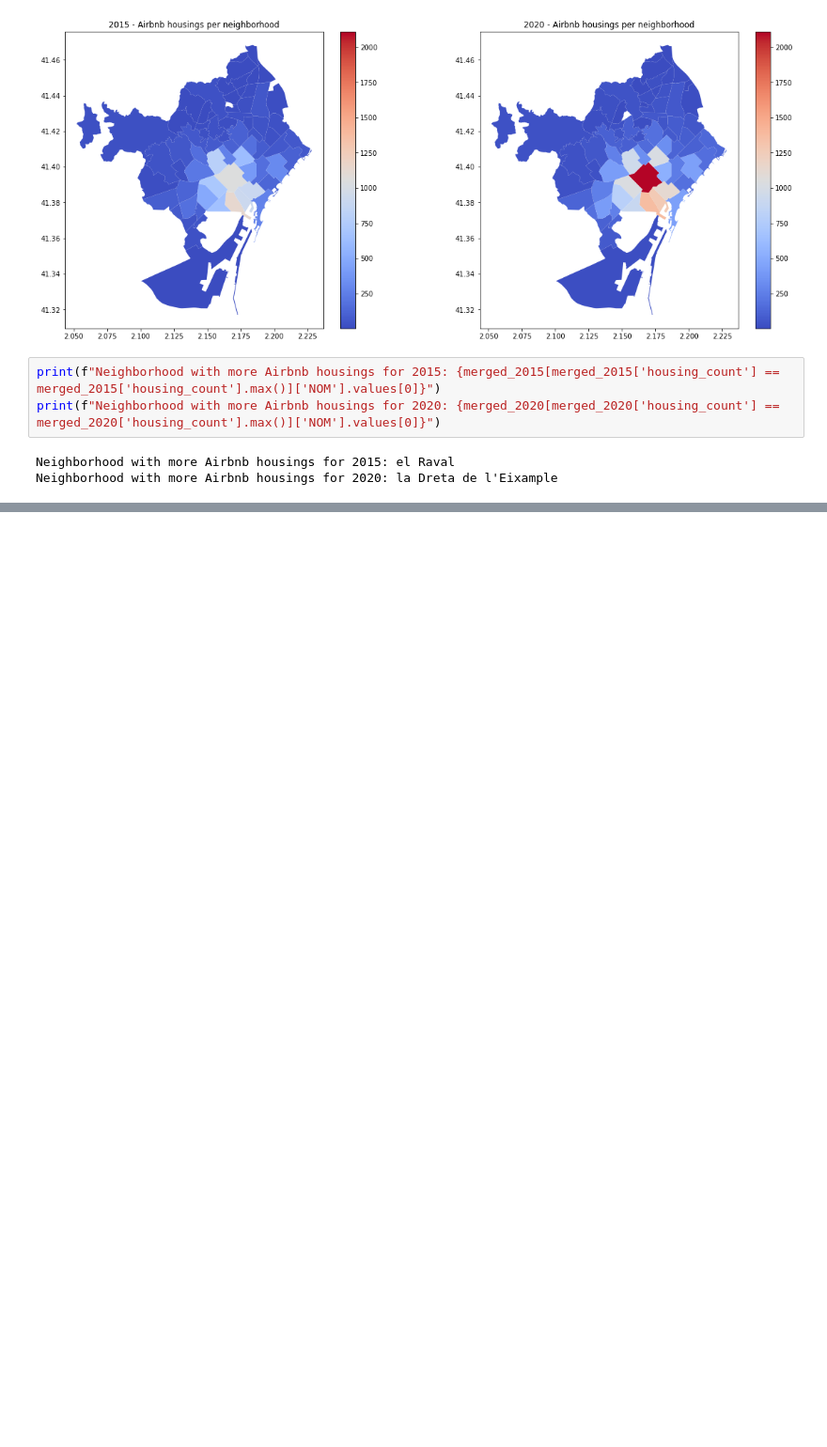
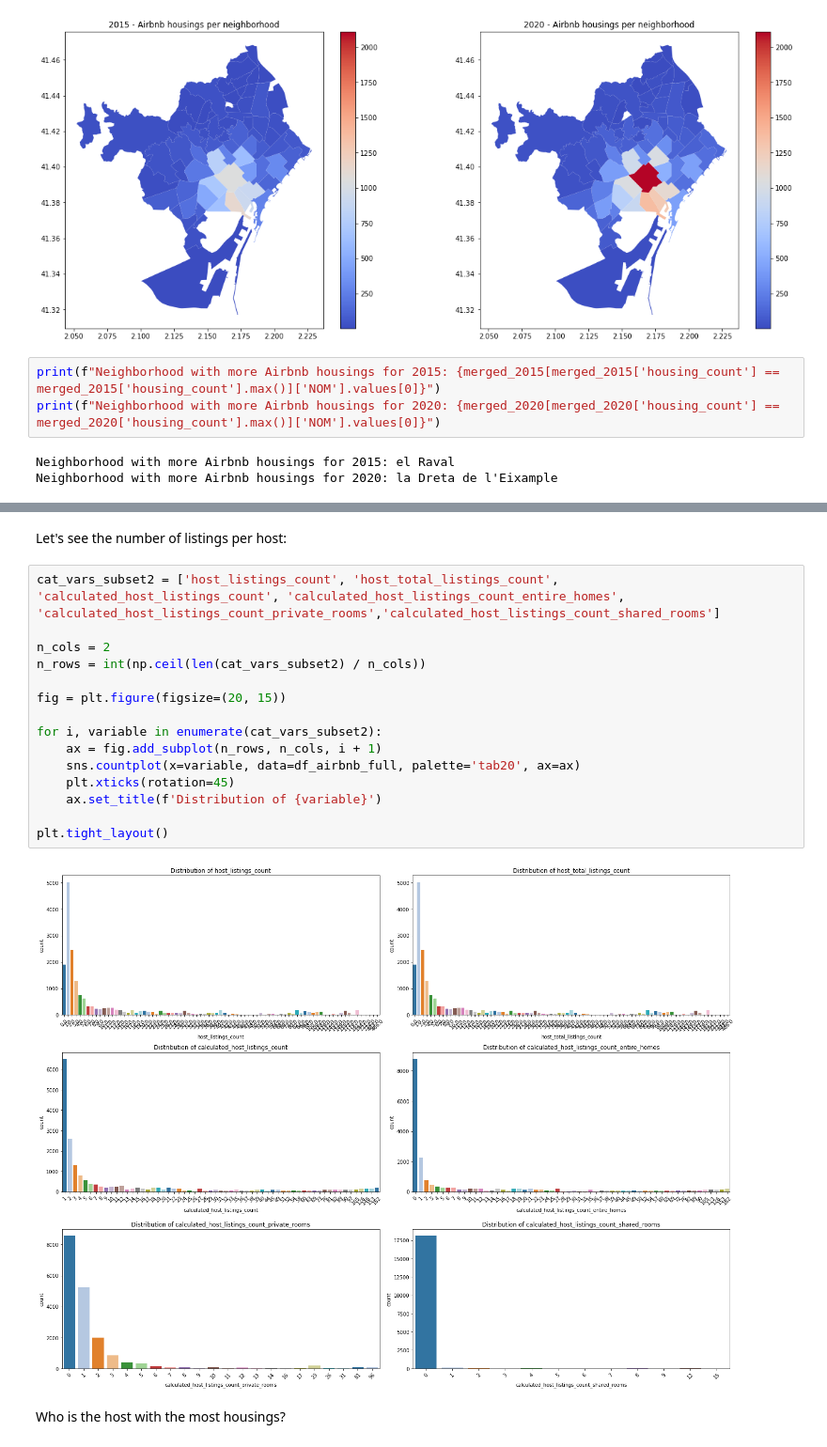
Before and after one commit to AntoniaVillarino/renting_airbnb_barcelona, a Jupyter notebook: airbnb_EDA.ipynb, the cells around one changed output, grey strips where cells are left out. Shown at 94% size. Drawn from its saved outputs; the diff is of its cells as text; blank space fills up the shorter version.

```diff
--- a/airbnb_EDA.ipynb
+++ b/airbnb_EDA.ipynb
@@ -244,0 +333,21 @@ Neighborhood with more Airbnb housings for 2020: la Dreta de l'Eixample
+# %% [markdown]
+</br>Let's see the number of listings per host:
+# %%
+cat_vars_subset2 = ['host_listings_count', 'host_total_listings_count', 'calculated_host_listings_count', 'calculated_host_listings_count_entire_homes', 'calculated_host_listings_count_private_rooms','calculated_host_listings_count_shared_rooms']
+
+n_cols = 2
+n_rows = int(np.ceil(len(cat_vars_subset2) / n_cols))
+
+fig = plt.figure(figsize=(20, 15))
+
+for i, variable in enumerate(cat_vars_subset2):
+    ax = fig.add_subplot(n_rows, n_cols, i + 1)
+    sns.countplot(x=variable, data=df_airbnb_full, palette='tab20', ax=ax)
+    plt.xticks(rotation=45)
+    ax.set_title(f'Distribution of {variable}')
+
+plt.tight_layout()
+# %% [output]
+[figure, added]
+# %% [markdown]
+</br>Who is the host with the most housings?
```
Also changed, not shown: parts of 24 cells of this notebook.
